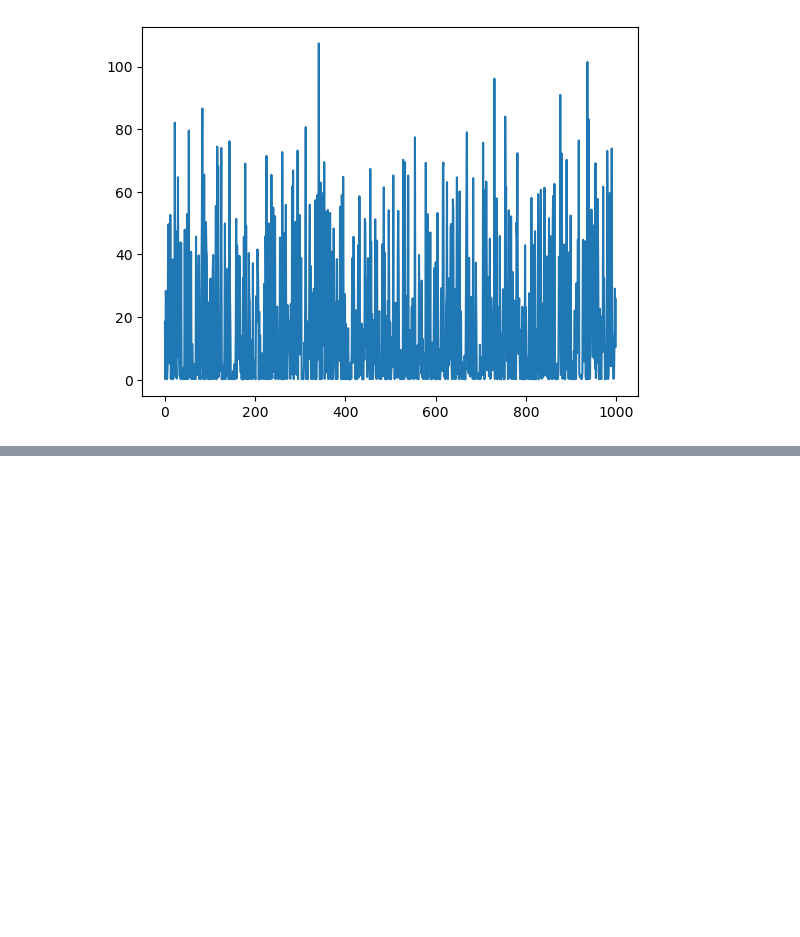
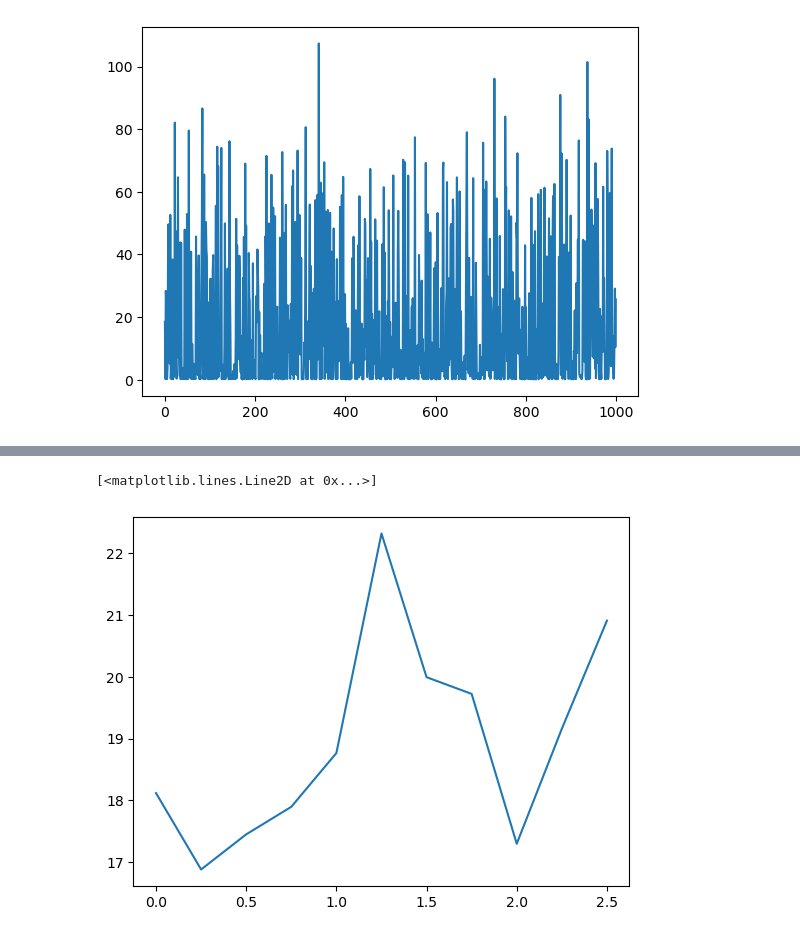
Before and after one commit to evdunbar/artificial-goal-navigation, a Jupyter notebook: numpy_test.ipynb, the cells around one changed output, grey strips where cells are left out. Saved outputs shown, nothing was run; the diff lists cells and outputs as text; code cells hidden in the pictures; blank space fills up the shorter version.

```diff
--- a/numpy_test.ipynb
+++ b/numpy_test.ipynb
@@ -420,0 +536,17 @@ for level in neur_error_seq:
+# %%
+noise_levels = np.arange(0, 2.75, 0.25)
+num_iterations = 200
+small_neur_error_seq = np.empty((11, num_iterations))
+
+for i, noise_level in enumerate(noise_levels):
+    num_complete = 0
+    while num_complete < num_iterations:
+        nav = AdaptiveVectorNavigation(1000, 18, 0, 0.0, noise_level)
+        while len(nav.state_change_times) < 2:
+        # while nav.num_resets < 1:
+            nav.update_navigation()
+        # if not nav.discard_flag:
+        small_neur_error_seq[i, num_complete] = nav.total_pos_error / nav.time
+        num_complete += 1
+
+    print(noise_level)
@@ -420,0 +565,5 @@ for level in neur_error_seq:
+# %%
+plt.plot(np.arange(0, 2.75, 0.25), [np.mean(level) for level in small_neur_error_seq])
+# %% [output]
+[<matplotlib.lines.Line2D at 0x...>]
+[figure, added]
```
Also changed, not shown: parts of 7 cells of this notebook.
